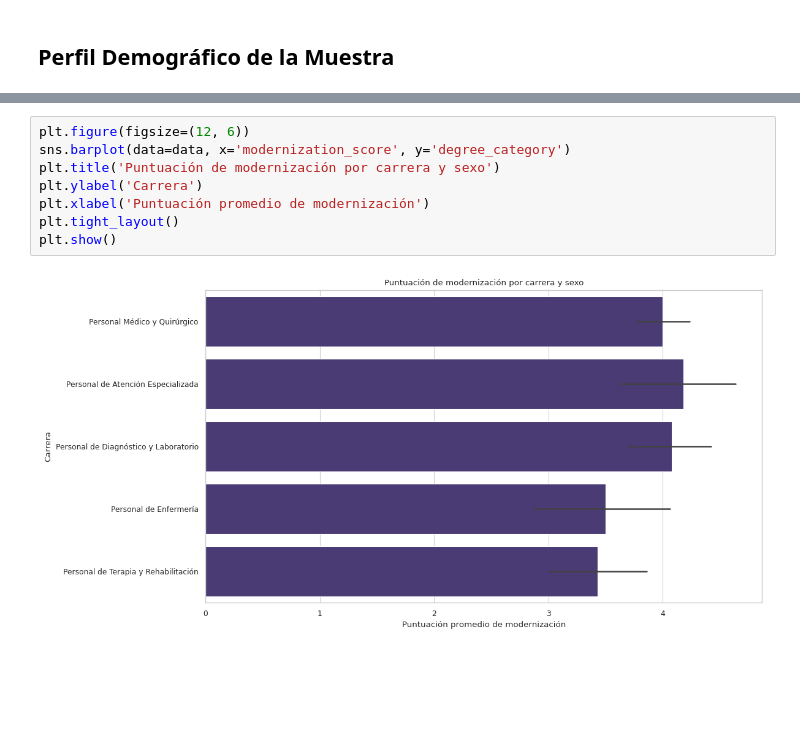
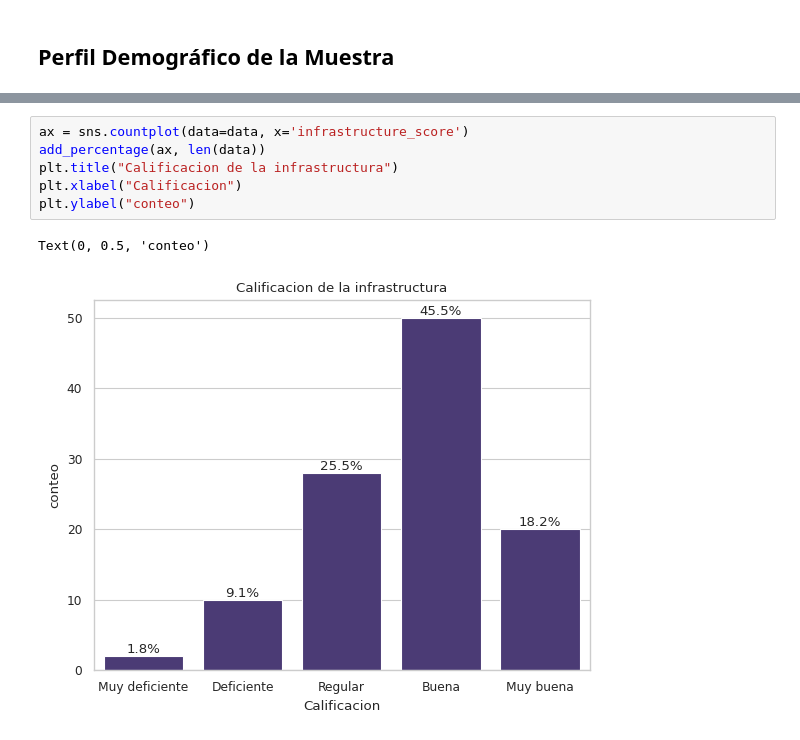
Before and after one commit to Mortadelo24/mejora-infrastructura-hospitalaria-managua-nicaragua, a Jupyter notebook: 03_Data_Analysis.ipynb, the cells around one changed output, grey strips where cells are left out. Drawn from its saved outputs; the diff is of its cells as text; blank space fills up the shorter version.

```diff
--- a/03_Data_Analysis.ipynb
+++ b/03_Data_Analysis.ipynb
@@ -132,10 +105,9 @@ ax.legend(
-# %%
-plt.figure(figsize=(12, 6))
-sns.barplot(data=data, x='modernization_score', y='degree_category')
-plt.title('Puntuación de modernización por carrera y sexo')
-plt.ylabel('Carrera')
-plt.xlabel('Puntuación promedio de modernización')
-plt.tight_layout()
-plt.show()
-# %% [output]
-[figure, removed]
+# %%
+ax = sns.countplot(data=data, x='infrastructure_score')
+add_percentage(ax, len(data))
+plt.title("Calificacion de la infrastructura")
+plt.xlabel("Calificacion")
+plt.ylabel("conteo")
+# %% [output]
+Text(0, 0.5, 'conteo')
+[figure, added]
```
Also changed, not shown: parts of 16 cells of this notebook.
